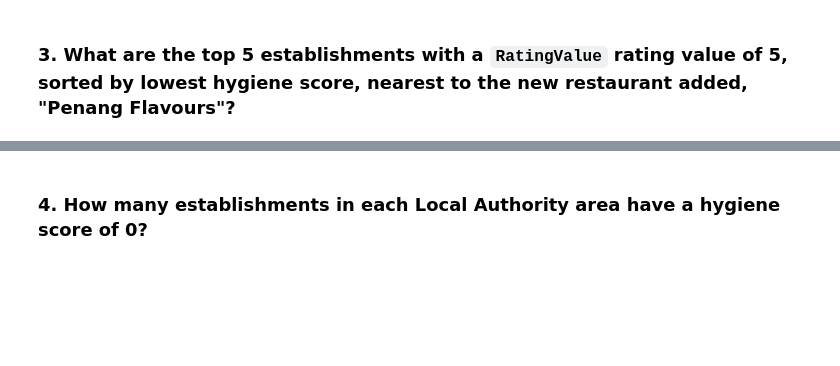
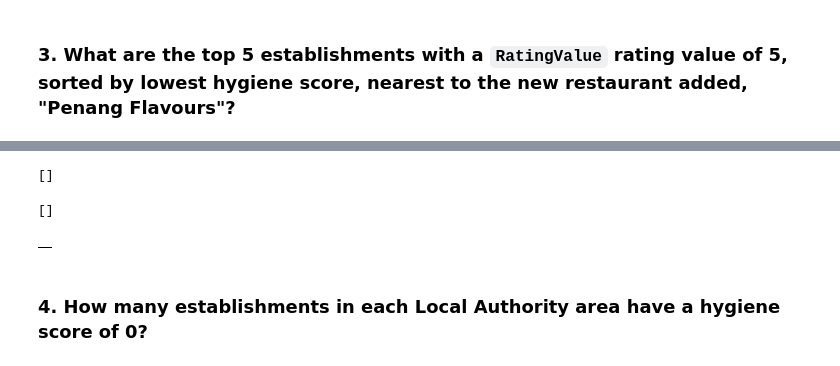
Before and after one commit to lilianaperezdiaz/nosql-challenge, a Jupyter notebook: NoSQL_analysis_starter.ipynb, the cells around one changed output, grey strips where cells are left out. Drawn from its saved outputs; the diff is of its cells as text; code cells hidden in the pictures; blank space fills up the shorter version.

```diff
--- a/NoSQL_analysis_starter.ipynb
+++ b/NoSQL_analysis_starter.ipynb
@@ -159,19 +178,44 @@ query = {'BusinessName': 'Penang Flavours', }
+# %%
+degree_search = 0.01
+latitude = 51.49014200
+longitude = 0.08384000
+
+query = {'geocode.latitude': {'$lte':degree_search+latitude},'geocode.latitude':{'$gte':latitude - degree_search},
+         'geocode.longitude': {'$lte':degree_search+longitude}, 'geocode.longitude':{'$gte':longitude - degree_search},
+         'RatingValue':  5}
+sort = [('scores.Hygiene', 1)]
+limit = 5
+
+# Print the results
+results = list(establishments.find(query).sort(sort).limit(limit))
+pprint(results)
+# %% [output]
+[]
 # %%
 # Search within 0.01 degree on either side of the latitude and longitude.
 # Rating value must equal 5
 # Sort by hygiene score
 
 degree_search = 0.01
-latitude =
-longitude =
+latitude = 51.49014200
+longitude = 0.08384000
 
-query =
-sort =
-limit =
+query = {'geocode.latitude': {'$gte':latitude-degree_search, '$lte':latitude+degree_search},
+         'geocode.longitude': {'$gte': longitude-degree_search, '$lte': longitude+degree_search},
+         'RatingValue': 5}
+sort = [('scores.Hygiene', 1)]
+limit = 5
 
 # Print the results
+pprint(list(establishments.find(query).sort(sort).limit(limit)))
+# %% [output]
+[]
 # %%
 # Convert result to Pandas DataFrame
+filtered_df = pd.DataFrame(results)
+filtered_df
+# %% [output]
+|  |
 # %% [markdown]
 ### 4. How many establishments in each Local Authority area have a hygiene score of 0?
 # %%
```
Also changed, not shown: parts of 3 cells of this notebook.
